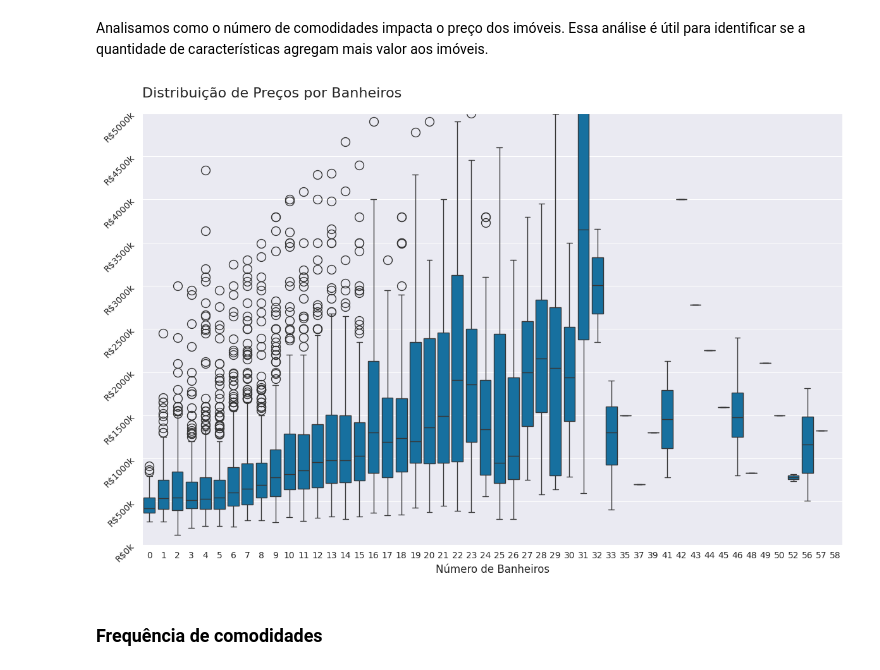
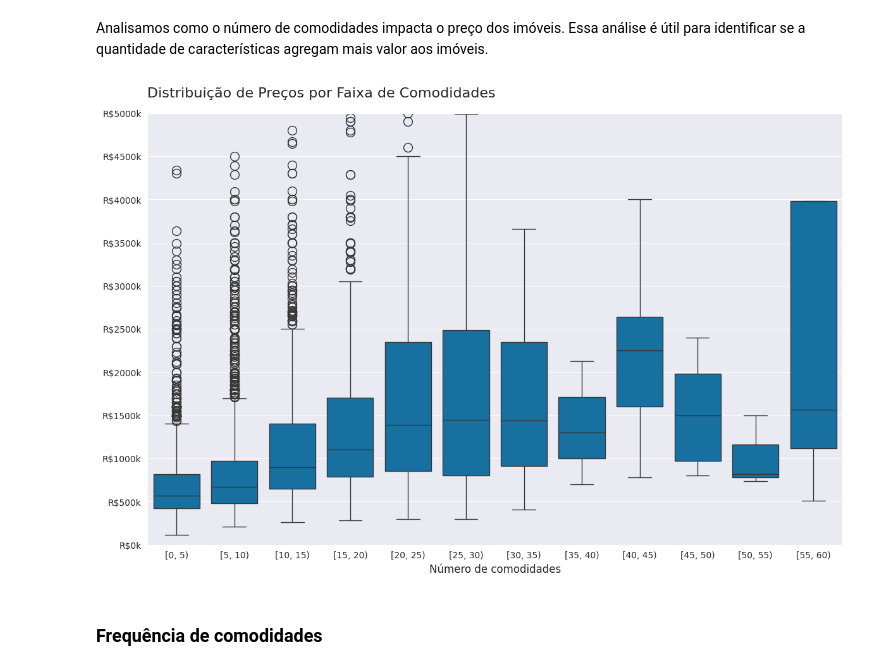
Before and after one commit to Mathsnts18/SantosApartmentPricing, a Jupyter notebook: notebooks/eda.ipynb, the cells around one changed output. Saved outputs shown, nothing was run; the diff lists cells and outputs as text; code cells hidden in the pictures.

```diff
--- a/notebooks/eda.ipynb
+++ b/notebooks/eda.ipynb
@@ -199,16 +212,14 @@ df['nrArea(m2)'] = df['nrArea(m2)'].replace({11: 110})
 ### Codificação de variáveis categóricas
 # %% [markdown]
 Utilizamos o método `get_dummies()` para transformar variáveis categóricas em variáveis dummy. Essa transformação é necessária para que essas variáveis possam ser utilizadas em análises estatísticas e modelos de machine learning.
-# %%
-df.drop('dtCriacao', axis=1, inplace=True)
 # %%
-amenities_cat = df.iloc[:, 15:].columns
+amenities_cat = df.iloc[:, 14:].columns
 
 dummies_amenities = pd.get_dummies(
     df[amenities_cat], prefix='', prefix_sep='', drop_first=True, dtype=int
 )
 
-df = pd.concat([df.iloc[:, :15], dummies_amenities], axis=1)
+df = pd.concat([df.iloc[:, :14], dummies_amenities], axis=1)
 # %% [markdown]
 ### Feature Engineering
 # %% [markdown]
@@ -508,19 +542,26 @@ plt.show()
 Analisamos como o número de comodidades impacta o preço dos imóveis. Essa análise é útil para identificar se a quantidade de características agregam mais valor aos imóveis.
 # %%
 plt.figure(figsize=(12, 8))
-sns.boxplot(df, y='nrPreco', x='nrQtdComodidades', color=color)
+
+# Cria faixas de 2 em 2 para 'nrQtdComodidades'
+df['faixa_comodidades'] = pd.cut(df['nrQtdComodidades'],
+                                 bins=range(0, df['nrQtdComodidades'].max() + 5, 5),
+                                 right=False,
+                                 include_lowest=True)
+
+sns.boxplot(df, y='nrPreco', x='faixa_comodidades', color=color)
 
 
 plt.ylim(0, 5000000)
 yticks = np.arange(0, 5000001, 500000)
-plt.yticks(yticks, [f'R${x // 1000}k' for x in yticks], rotation=45)
-plt.xlabel('Número de Banheiros')
+plt.yticks(yticks, [f'R${x // 1000}k' for x in yticks])
+plt.xlabel('Número de comodidades')
 plt.ylabel('')
-plt.title('Distribuição de Preços por Banheiros')
+plt.title('Distribuição de Preços por Faixa de Comodidades')
 plt.tight_layout()
 plt.show()
 # %% [output]
-[figure, old version]
+[figure, new version]
 # %% [markdown]
 ### Frequência de comodidades
 # %% [markdown]
```
Also changed, not shown: parts of 23 cells of this notebook.
